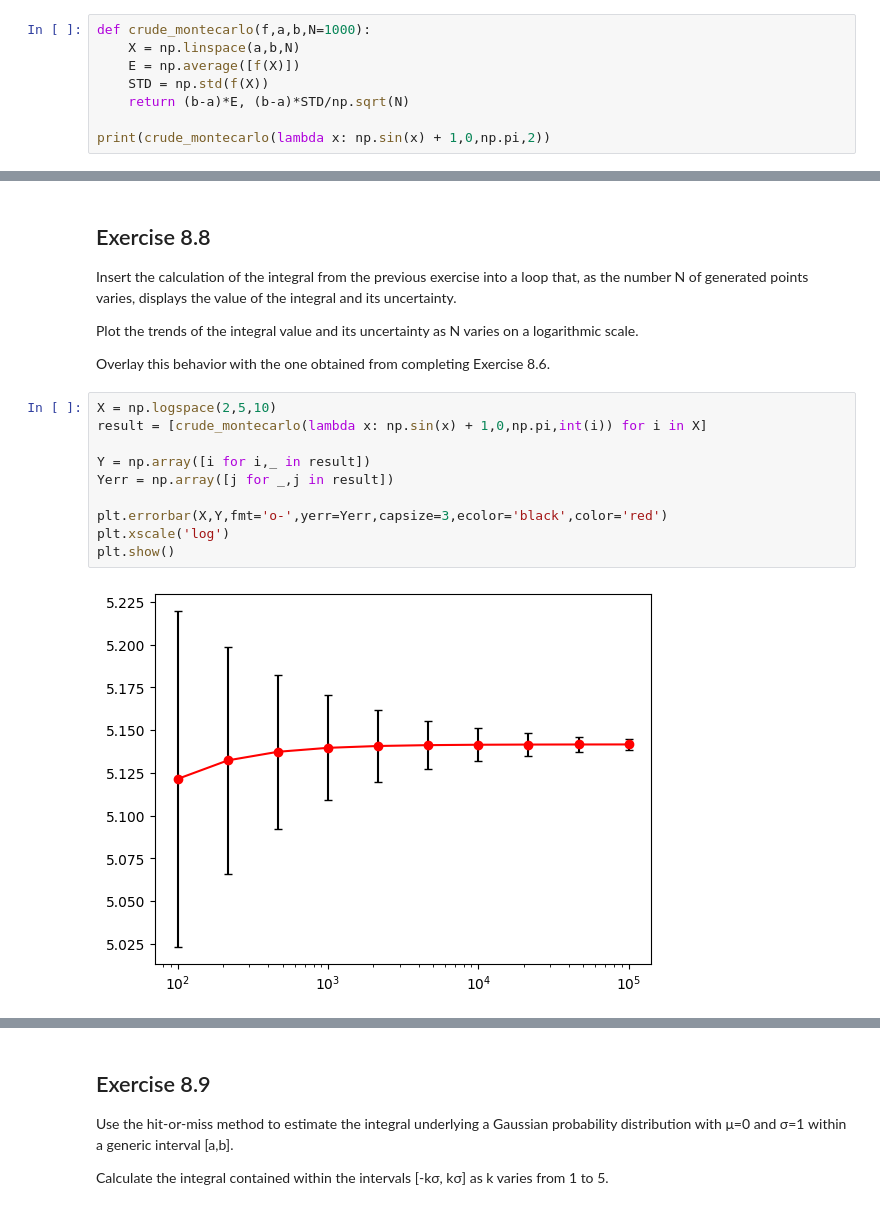
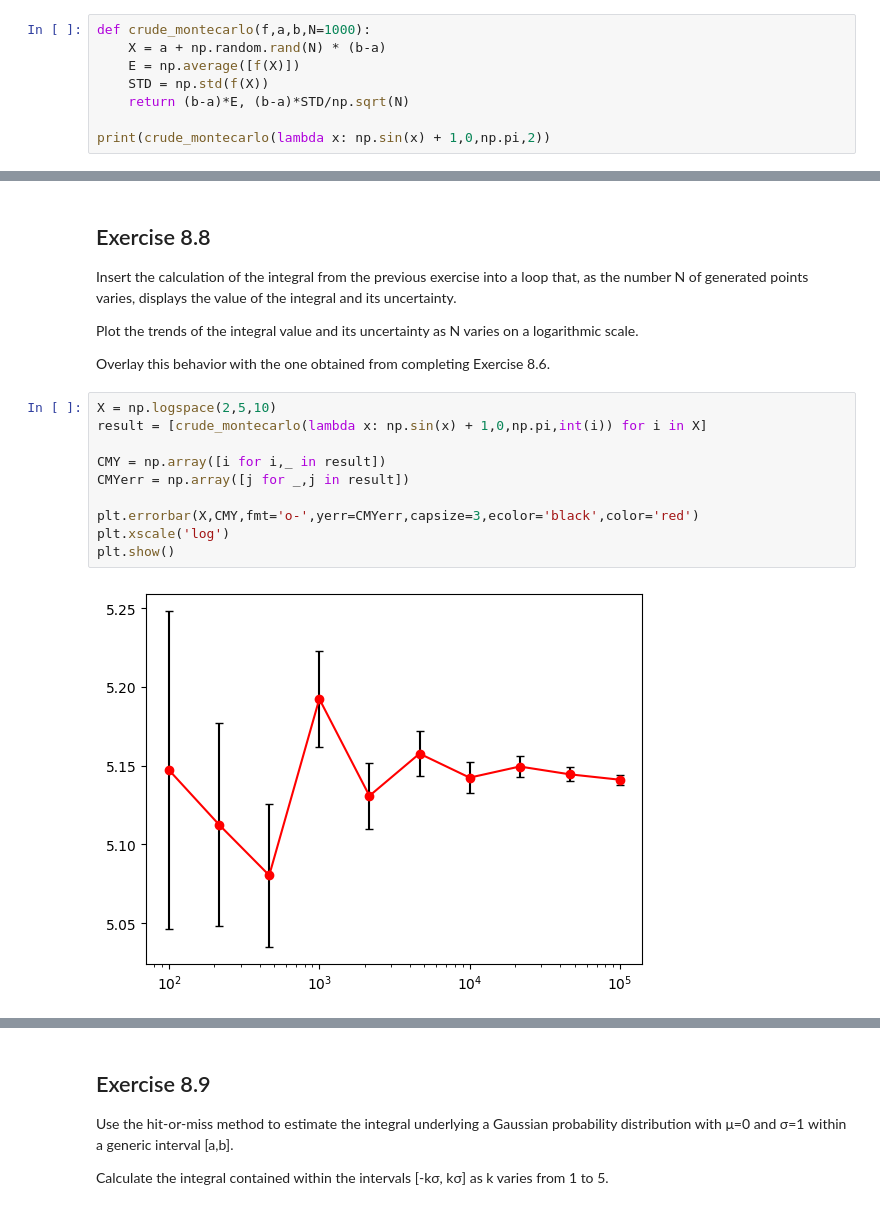
Before and after one commit to CarminatiGiovanni/LaboratorioCalcoloEStatistica, a Jupyter notebook: exercises_8_201123.ipynb, the cells around one changed output, grey strips where cells are left out. Drawn from its saved outputs; the diff is of its cells as text.

```diff
--- a/exercises_8_201123.ipynb
+++ b/exercises_8_201123.ipynb
@@ -135,7 +135,7 @@ Write the algorithm that calculates the integral as a function external to the m
 Make sure the algorithm returns a container with two elements: the first element is the value of the integral, the second is its uncertainty.
 # %%
 def crude_montecarlo(f,a,b,N=1000):
-    X = np.linspace(a,b,N)
+    X = a + np.random.rand(N) * (b-a)
     E = np.average([f(X)])
     STD = np.std(f(X))
     return (b-a)*E, (b-a)*STD/np.sqrt(N)
@@ -153,12 +153,12 @@ Overlay this behavior with the one obtained from completing Exercise 8.6.
 # %%
 X = np.logspace(2,5,10)
 result = [crude_montecarlo(lambda x: np.sin(x) + 1,0,np.pi,int(i)) for i in X]
 
-Y = np.array([i for i,_ in result])
-Yerr = np.array([j for _,j in result])
+CMY = np.array([i for i,_ in result])
+CMYerr = np.array([j for _,j in result])
 
-plt.errorbar(X,Y,fmt='o-',yerr=Yerr,capsize=3,ecolor='black',color='red')
+plt.errorbar(X,CMY,fmt='o-',yerr=CMYerr,capsize=3,ecolor='black',color='red')
 plt.xscale('log')
 plt.show()
 # %% [output]
-[figure, old version]
+[figure, new version]
```
Also changed, not shown: parts of 8 cells of this notebook.
